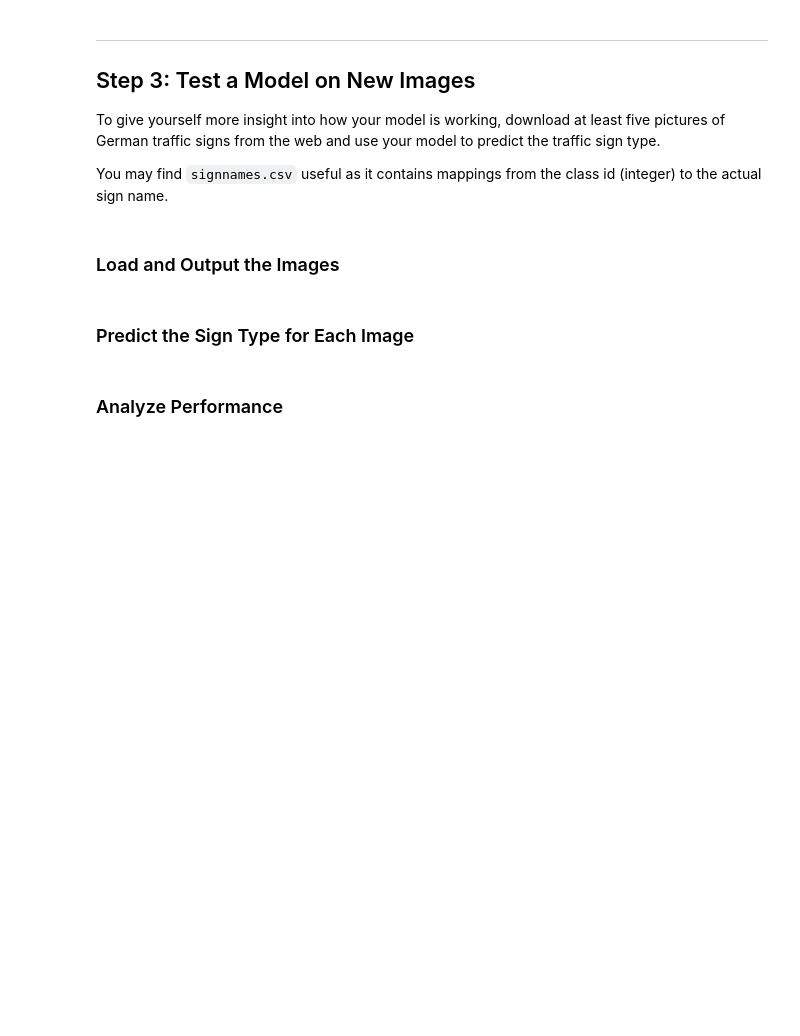
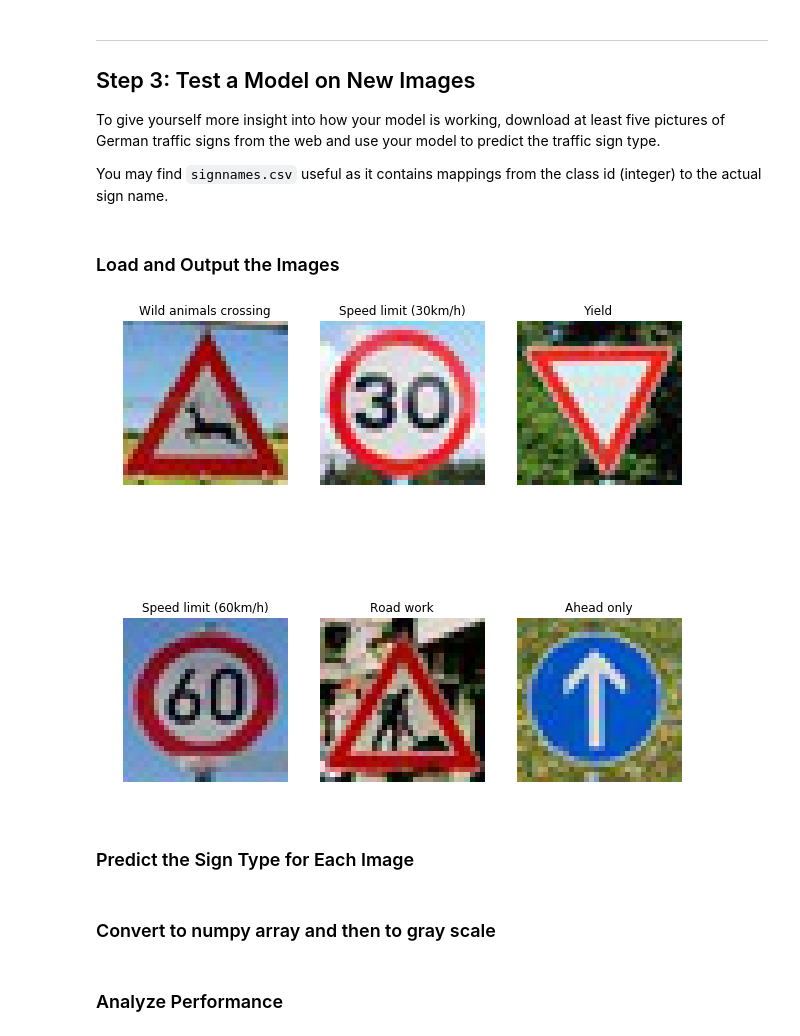
Before and after one commit to dariocazzani/self-driving-car-nanodegree, a Jupyter notebook: CarND-Traffic-Sign-Classifier-Project-master/Traffic_Sign_Classifier.ipynb, the cells around one changed output. Drawn from its saved outputs; the diff is of its cells as text; code cells hidden in the pictures; blank space fills up the shorter version.

```diff
--- a/CarND-Traffic-Sign-Classifier-Project-master/Traffic_Sign_Classifier.ipynb
+++ b/CarND-Traffic-Sign-Classifier-Project-master/Traffic_Sign_Classifier.ipynb
@@ -444,6 +460,38 @@ You may find `signnames.csv` useful as it contains mappings from the class id (i
+# %%
+### Load the images and plot them here.
+### Feel free to use as many code cells as needed.
+
+# I downloaded 6 images from the web
+import glob
+my_images = glob.glob('my-signs/*jpg')
+numpy_images = []
+names = []
+from PIL import Image, ImageFilter
+#Read image
+for im in my_images:
+    img = Image.open(im)
+    img = np.asarray(img)
+    numpy_images.append(np.asarray(img))
+    names.append(im.split('/')[1].split('.')[0])
+
+
+nrows = 2
+ncols = 3
+f, axes = plt.subplots(nrows=nrows, ncols=ncols, figsize=(10, 10))
+image_count = 0
+for r in range(nrows):
+    for c in range(ncols):
+        axes[r, c].imshow(np.asarray(numpy_images[image_count]))
+        axes[r, c].axis('off')
+        axes[r, c].set_title(get_traffic_sign_description(int(names[image_count])))
+        image_count += 1
+# %% [output]
+[figure, added]
 # %% [markdown]
 ### Predict the Sign Type for Each Image
 # %%
 ### Run the predictions here and use the model to output the prediction for each image.
 ### Make sure to pre-process the images with the same pre-processing pipeline used earlier.
 ### Feel free to use as many code cells as needed.
+# %% [markdown]
+### Convert to numpy array and then to gray scale
```
Also changed, not shown: parts of 13 cells of this notebook.
